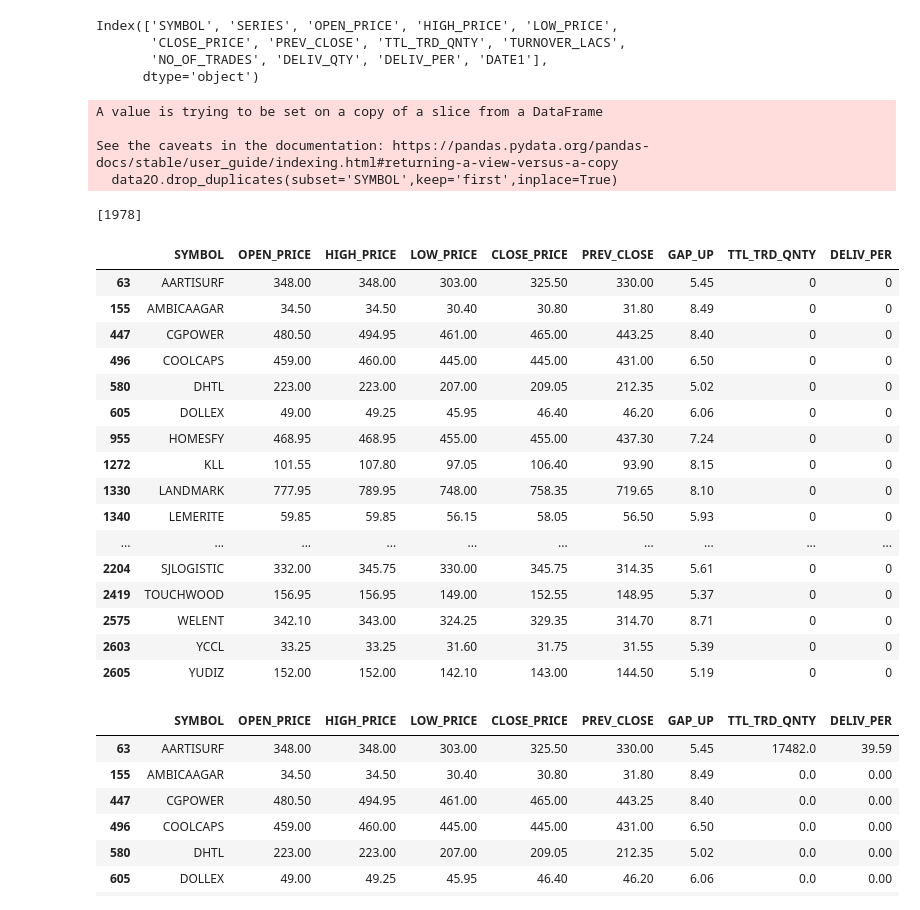
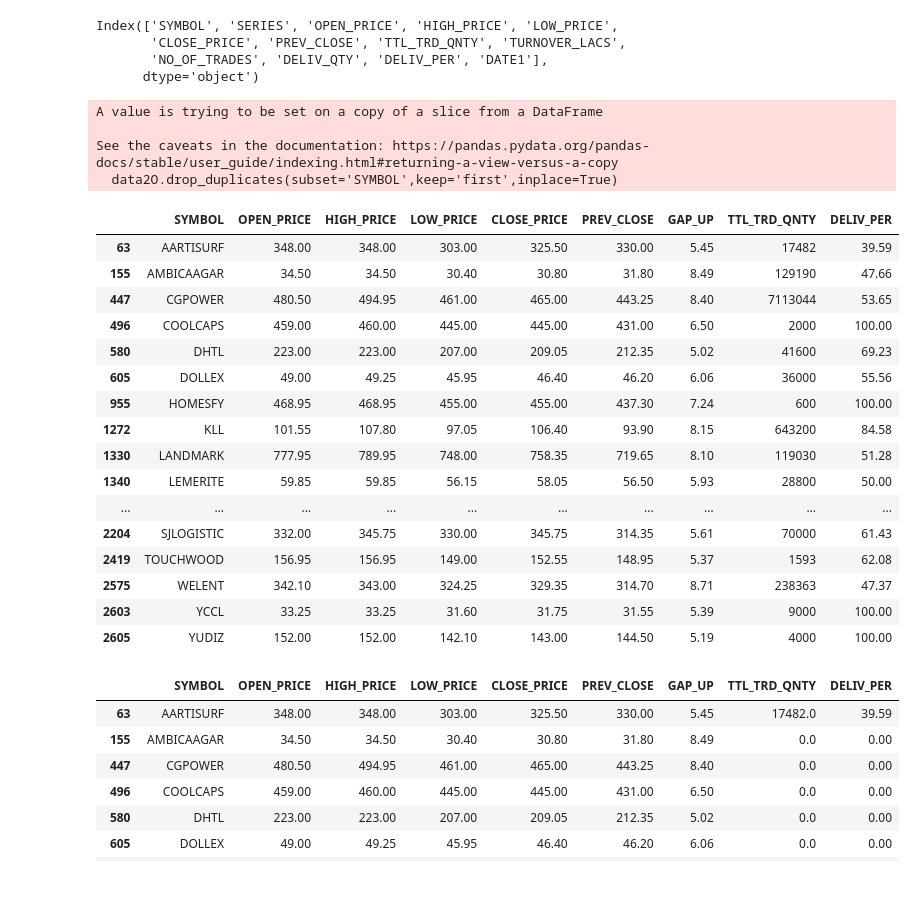
Before and after one commit to ggnanaraj/Story, a Jupyter notebook: Stock0.ipynb, the cells around one changed output. Drawn from its saved outputs; the diff is of its cells as text; code cells hidden in the pictures.

```diff
--- a/Stock0.ipynb
+++ b/Stock0.ipynb
@@ -78,6 +78,11 @@ for i in list_diff:
   list_1=data_PC.index[data_PC['SYMBOL'] == i ].to_list()
   data_PC1.drop(list_1, inplace=True) # drops row which is not common
   list_indexDel.extend(list_1)
+for j,k in enumerate(list_comn):
+  PC1=data2O.loc[data2O['SYMBOL']==list_comn[j],'TTL_TRD_QNTY']
+  data_PC1.loc[data_PC1['SYMBOL']==list_comn[j],'TTL_TRD_QNTY']= int(PC1)
+  PC1=data2O.loc[data2O['SYMBOL']==list_comn[j],'DELIV_PER']
+  data_PC1.loc[data_PC1['SYMBOL']==list_comn[j],'DELIV_PER']= float(PC1)
 #list_indexDel
 #from nselib import capital_market
 #data2 = capital_market.price_volume_and_deliverable_position_data(symbol='SBIN', from_date='29-02-2024', to_date='01-03-2024')
@@ -89,42 +94,35 @@ A value is trying to be set on a copy of a slice from a DataFrame
 
 See the caveats in the documentation: https://pandas.pydata.org/pandas-docs/stable/user_guide/indexing.html#returning-a-view-versus-a-copy
   data2O.drop_duplicates(subset='SYMBOL',keep='first',inplace=True)
-[1978]
 # %%
 #data_PC.loc[1978]
 #data_PC.drop(columns=['SYMBOL','OPEN'])
 #data_PC.drop(list_indexDel[0])
 #data_PC.loc[list_indexDel[0]]
-#data2O
-#PC2=data_PC1[data_PC1['SYMBOL']==listO_SYM[0]]
-#PC2[['TTL_TRD_QNTY', 'DELIV_PER']]
-PC1=data_PC1[data_PC1['SYMBOL']==listO_SYM[0]]
-PC1= data2O[data2O['SYMBOL']==listO_SYM[0]].TTL_TRD_QNTY
-PC1= data2O[data2O['SYMBOL']==listO_SYM[0]].DELIV_PER
-#P2O= data2O[data2O['SYMBOL']==listO_SYM[0]]
-#data_PC1[data_PC1['SYMBOL']==listO_SYM[0]].loc[['TTL_TRD_QNTY']] = data2O[data2O['SYMBOL']==listO_SYM[0]].TTL_TRD_QNTY
-#data_PC1[data_PC1['SYMBOL']==listO_SYM[0]].DELIV_PER = data2O[data2O['SYMBOL']==listO_SYM[0]].DELIV_PER
-#PO2[['TTL_TRD_QNTY', 'DELIV_PER']]
-#listO_SYM[0]
+
+#PC1=data_PC1[data_PC1['SYMBOL']==listO_SYM[0]]
+#PC1= data2O[data2O['SYMBOL']==listO_SYM[0]].TTL_TRD_QNTY
+#PC1= data2O[data2O['SYMBOL']==listO_SYM[0]].DELIV_PER
+
 data_PC1
 # %% [output]
 |  | SYMBOL | OPEN_PRICE | HIGH_PRICE | LOW_PRICE | CLOSE_PRICE | PREV_CLOSE | GAP_UP | TTL_TRD_QNTY | DELIV_PER |
-| 63 | AARTISURF | 348.00 | 348.00 | 303.00 | 325.50 | 330.00 | 5.45 | 0 | 0 |
-| 155 | AMBICAAGAR | 34.50 | 34.50 | 30.40 | 30.80 | 31.80 | 8.49 | 0 | 0 |
-| 447 | CGPOWER | 480.50 | 494.95 | 461.00 | 465.00 | 443.25 | 8.40 | 0 | 0 |
-| 496 | COOLCAPS | 459.00 | 460.00 | 445.00 | 445.00 | 431.00 | 6.50 | 0 | 0 |
-| 580 | DHTL | 223.00 | 223.00 | 207.00 | 209.05 | 212.35 | 5.02 | 0 | 0 |
-| 605 | DOLLEX | 49.00 | 49.25 | 45.95 | 46.40 | 46.20 | 6.06 | 0 | 0 |
-| 955 | HOMESFY | 468.95 | 468.95 | 455.00 | 455.00 | 437.30 | 7.24 | 0 | 0 |
-| 1272 | KLL | 101.55 | 107.80 | 97.05 | 106.40 | 93.90 | 8.15 | 0 | 0 |
-| 1330 | LANDMARK | 777.95 | 789.95 | 748.00 | 758.35 | 719.65 | 8.10 | 0 | 0 |
-| 1340 | LEMERITE | 59.85 | 59.85 | 56.15 | 58.05 | 56.50 | 5.93 | 0 | 0 |
+| 63 | AARTISURF | 348.00 | 348.00 | 303.00 | 325.50 | 330.00 | 5.45 | 17482 | 39.59 |
+| 155 | AMBICAAGAR | 34.50 | 34.50 | 30.40 | 30.80 | 31.80 | 8.49 | 129190 | 47.66 |
+| 447 | CGPOWER | 480.50 | 494.95 | 461.00 | 465.00 | 443.25 | 8.40 | 7113044 | 53.65 |
+| 496 | COOLCAPS | 459.00 | 460.00 | 445.00 | 445.00 | 431.00 | 6.50 | 2000 | 100.00 |
+| 580 | DHTL | 223.00 | 223.00 | 207.00 | 209.05 | 212.35 | 5.02 | 41600 | 69.23 |
+| 605 | DOLLEX | 49.00 | 49.25 | 45.95 | 46.40 | 46.20 | 6.06 | 36000 | 55.56 |
+| 955 | HOMESFY | 468.95 | 468.95 | 455.00 | 455.00 | 437.30 | 7.24 | 600 | 100.00 |
+| 1272 | KLL | 101.55 | 107.80 | 97.05 | 106.40 | 93.90 | 8.15 | 643200 | 84.58 |
+| 1330 | LANDMARK | 777.95 | 789.95 | 748.00 | 758.35 | 719.65 | 8.10 | 119030 | 51.28 |
+| 1340 | LEMERITE | 59.85 | 59.85 | 56.15 | 58.05 | 56.50 | 5.93 | 28800 | 50.00 |
 | ... | ... | ... | ... | ... | ... | ... | ... | ... | ... |
-| 2204 | SJLOGISTIC | 332.00 | 345.75 | 330.00 | 345.75 | 314.35 | 5.61 | 0 | 0 |
-| 2419 | TOUCHWOOD | 156.95 | 156.95 | 149.00 | 152.55 | 148.95 | 5.37 | 0 | 0 |
-| 2575 | WELENT | 342.10 | 343.00 | 324.25 | 329.35 | 314.70 | 8.71 | 0 | 0 |
-| 2603 | YCCL | 33.25 | 33.25 | 31.60 | 31.75 | 31.55 | 5.39 | 0 | 0 |
-| 2605 | YUDIZ | 152.00 | 152.00 | 142.10 | 143.00 | 144.50 | 5.19 | 0 | 0 |
+| 2204 | SJLOGISTIC | 332.00 | 345.75 | 330.00 | 345.75 | 314.35 | 5.61 | 70000 | 61.43 |
+| 2419 | TOUCHWOOD | 156.95 | 156.95 | 149.00 | 152.55 | 148.95 | 5.37 | 1593 | 62.08 |
+| 2575 | WELENT | 342.10 | 343.00 | 324.25 | 329.35 | 314.70 | 8.71 | 238363 | 47.37 |
+| 2603 | YCCL | 33.25 | 33.25 | 31.60 | 31.75 | 31.55 | 5.39 | 9000 | 100.00 |
+| 2605 | YUDIZ | 152.00 | 152.00 | 142.10 | 143.00 | 144.50 | 5.19 | 4000 | 100.00 |
 # %%
 PC1=data2O.loc[data2O['SYMBOL']==listO_SYM[0],'TTL_TRD_QNTY']
 data_PC1.loc[data_PC1['SYMBOL']==listO_SYM[0],'TTL_TRD_QNTY']= int(PC1)
```
